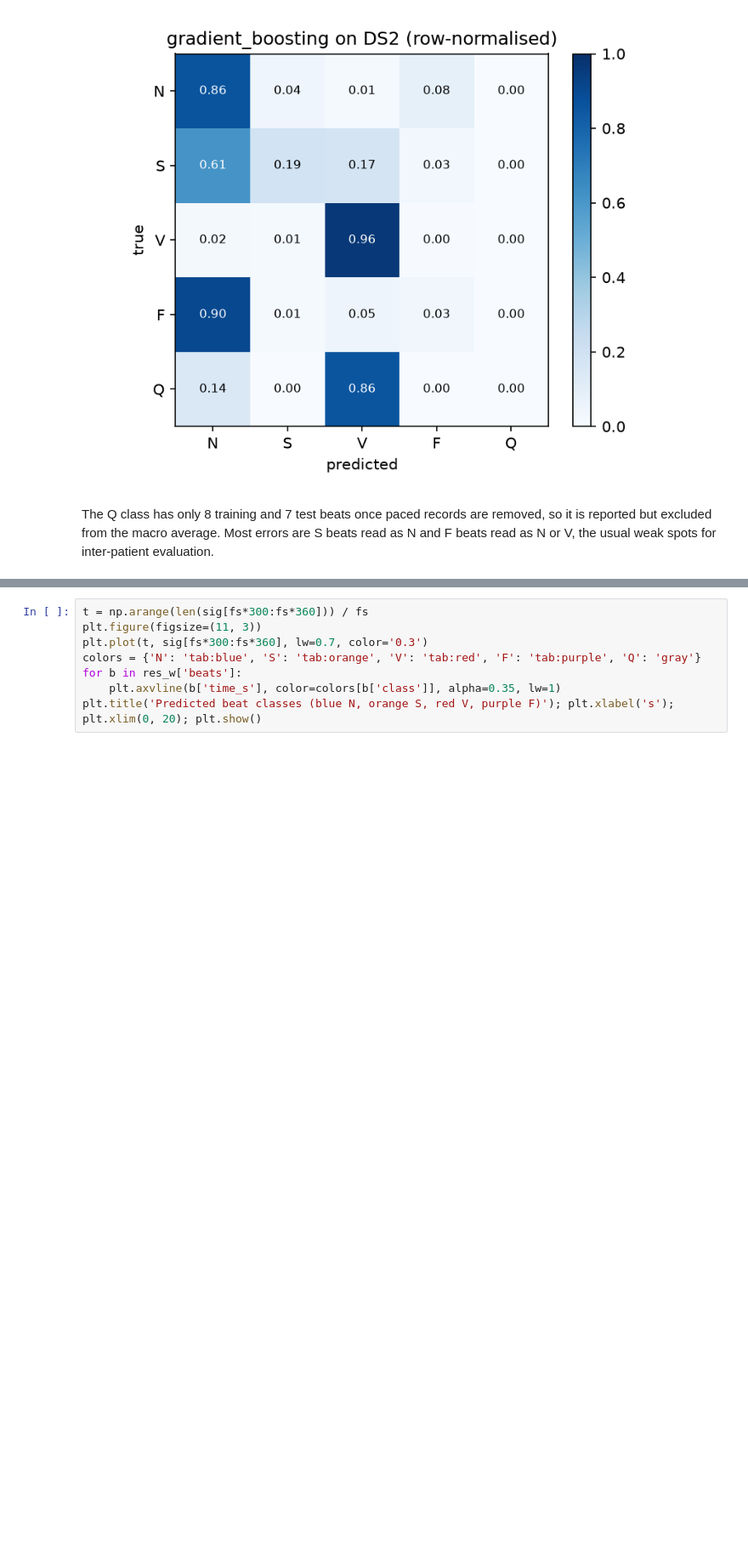
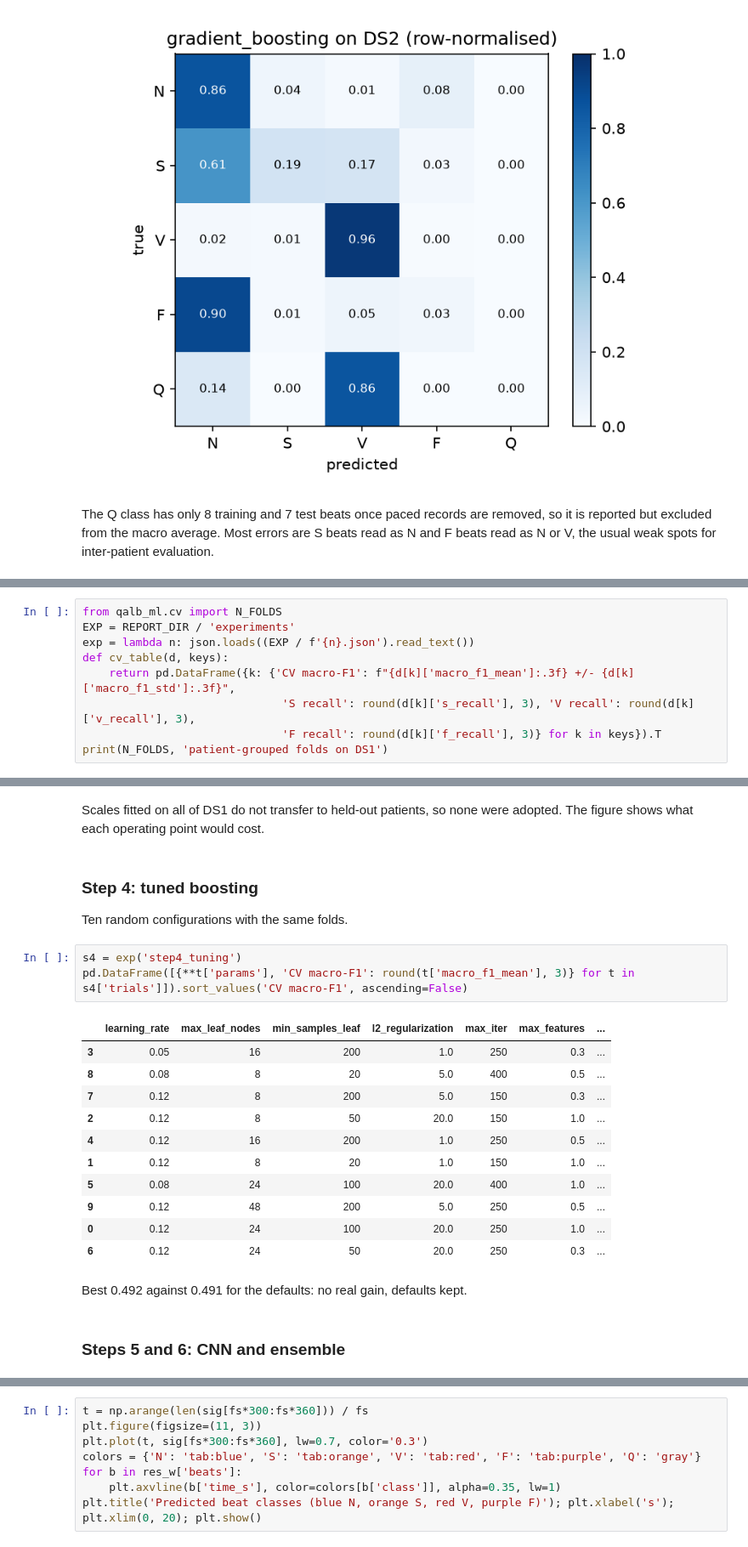
Before and after one commit to M-Musab-A-23/qalb, a Jupyter notebook: ml/notebooks/arrhythmia_results.ipynb, the cells around one changed output, grey strips where cells are left out. Shown at 85% size. Saved outputs shown, nothing was run; the diff lists cells and outputs as text; blank space fills up the shorter version.

```diff
--- a/ml/notebooks/arrhythmia_results.ipynb
+++ b/ml/notebooks/arrhythmia_results.ipynb
@@ -128,0 +132,9 @@ The Q class has only 8 training and 7 test beats once paced records are removed,
+# %%
+from qalb_ml.cv import N_FOLDS
+EXP = REPORT_DIR / 'experiments'
+exp = lambda n: json.loads((EXP / f'{n}.json').read_text())
+def cv_table(d, keys):
+    return pd.DataFrame({k: {'CV macro-F1': f"{d[k]['macro_f1_mean']:.3f} +/- {d[k]['macro_f1_std']:.3f}",
+                              'S recall': round(d[k]['s_recall'], 3), 'V recall': round(d[k]['v_recall'], 3),
+                              'F recall': round(d[k]['f_recall'], 3)} for k in keys}).T
+print(N_FOLDS, 'patient-grouped folds on DS1')
@@ -128,0 +187,24 @@ The Q class has only 8 training and 7 test beats once paced records are removed,
+# %% [markdown]
+Scales fitted on all of DS1 do not transfer to held-out patients, so none were adopted. The figure shows what each operating point would cost.
+# %% [markdown]
+### Step 4: tuned boosting
+Ten random configurations with the same folds.
+# %%
+s4 = exp('step4_tuning')
+pd.DataFrame([{**t['params'], 'CV macro-F1': round(t['macro_f1_mean'], 3)} for t in s4['trials']]).sort_values('CV macro-F1', ascending=False)
+# %% [output]
+|  | learning_rate | max_leaf_nodes | min_samples_leaf | l2_regularization | max_iter | max_features | ... |
+| 3 | 0.05 | 16 | 200 | 1.0 | 250 | 0.3 | ... |
+| 8 | 0.08 | 8 | 20 | 5.0 | 400 | 0.5 | ... |
+| 7 | 0.12 | 8 | 200 | 5.0 | 150 | 0.3 | ... |
+| 2 | 0.12 | 8 | 50 | 20.0 | 150 | 1.0 | ... |
+| 4 | 0.12 | 16 | 200 | 1.0 | 250 | 0.5 | ... |
+| 1 | 0.12 | 8 | 20 | 1.0 | 150 | 1.0 | ... |
+| 5 | 0.08 | 24 | 100 | 20.0 | 400 | 1.0 | ... |
+| 9 | 0.12 | 48 | 200 | 5.0 | 250 | 0.5 | ... |
+| 0 | 0.12 | 24 | 100 | 20.0 | 250 | 1.0 | ... |
+| 6 | 0.12 | 24 | 50 | 20.0 | 250 | 0.3 | ... |
+# %% [markdown]
+Best 0.492 against 0.491 for the defaults: no real gain, defaults kept.
+# %% [markdown]
+### Steps 5 and 6: CNN and ensemble
```
Also changed, not shown: parts of 23 cells of this notebook.
